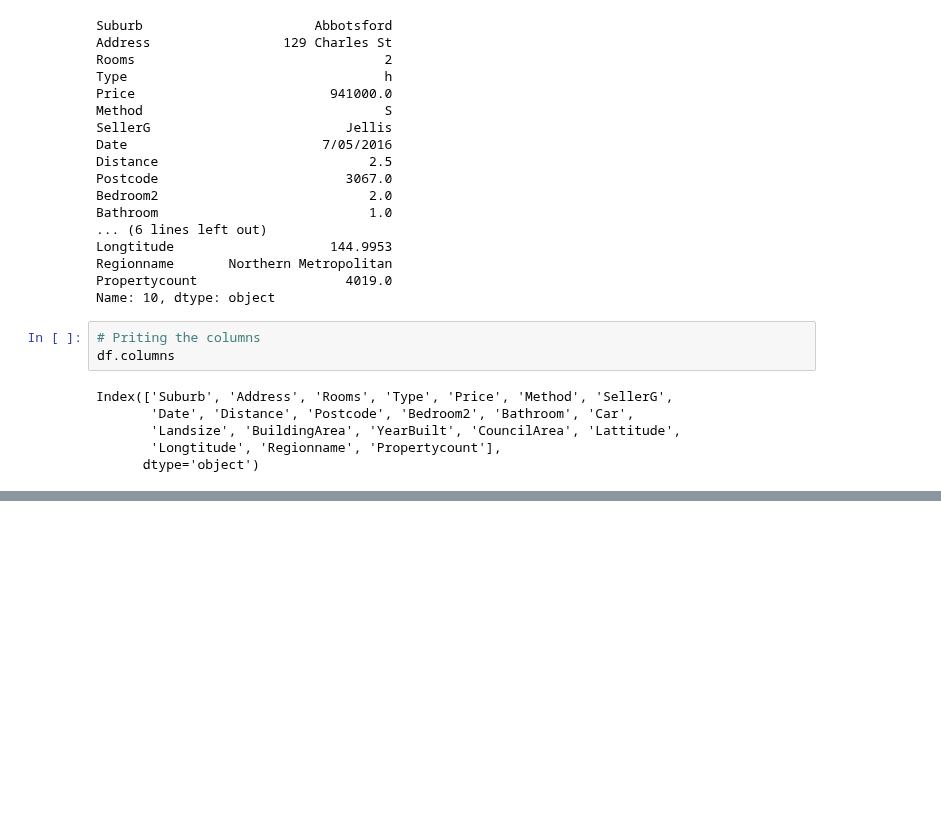
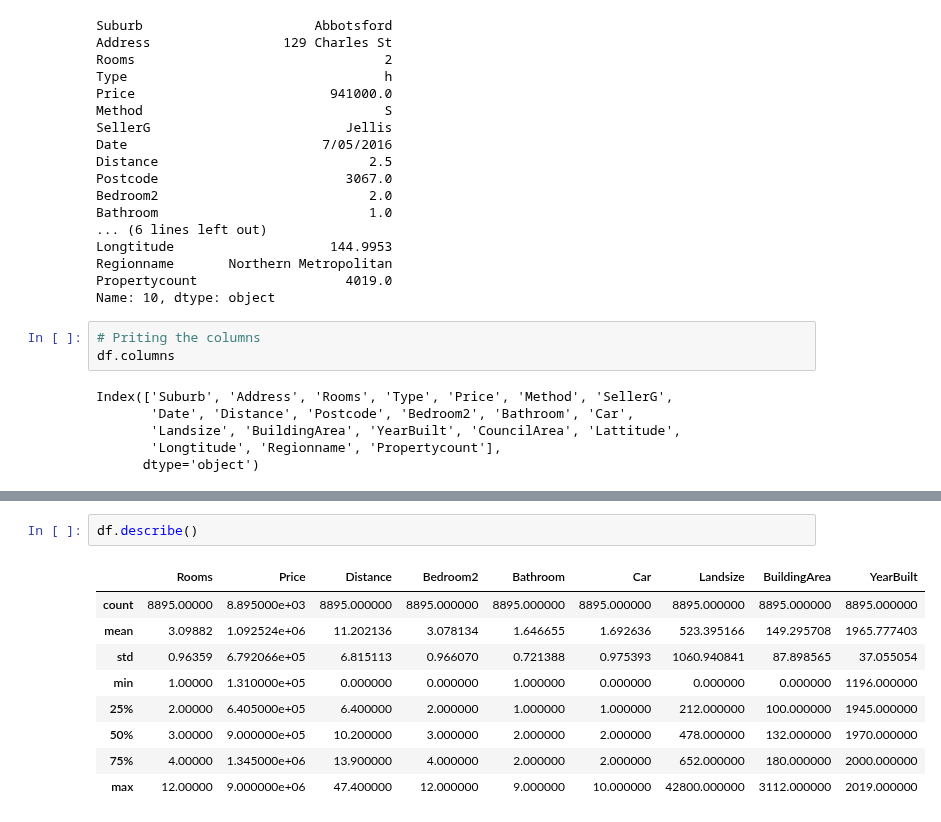
Before and after one commit to djmk/Data-Science-Machine-Learning-Projects, a Jupyter notebook: Melbourne Housing Market/Melbourne Housing Market Data Analysis.ipynb, the cells around one changed output, grey strips where cells are left out. Saved outputs shown, nothing was run; the diff lists cells and outputs as text; blank space fills up the shorter version.

```diff
--- a/Melbourne Housing Market/Melbourne Housing Market Data Analysis.ipynb
+++ b/Melbourne Housing Market/Melbourne Housing Market Data Analysis.ipynb
@@ -50,0 +152,12 @@ Index(['Suburb', 'Address', 'Rooms', 'Type', 'Price', 'Method', 'SellerG',
+# %%
+df.describe()
+# %% [output]
+|  | Rooms | Price | Distance | Bedroom2 | Bathroom | Car | Landsize | BuildingArea | YearBuilt |
+| count | 8895.00000 | 8.895000e+03 | 8895.000000 | 8895.000000 | 8895.000000 | 8895.000000 | 8895.000000 | 8895.000000 | 8895.000000 |
+| mean | 3.09882 | 1.092524e+06 | 11.202136 | 3.078134 | 1.646655 | 1.692636 | 523.395166 | 149.295708 | 1965.777403 |
+| std | 0.96359 | 6.792066e+05 | 6.815113 | 0.966070 | 0.721388 | 0.975393 | 1060.940841 | 87.898565 | 37.055054 |
+| min | 1.00000 | 1.310000e+05 | 0.000000 | 0.000000 | 1.000000 | 0.000000 | 0.000000 | 0.000000 | 1196.000000 |
+| 25% | 2.00000 | 6.405000e+05 | 6.400000 | 2.000000 | 1.000000 | 1.000000 | 212.000000 | 100.000000 | 1945.000000 |
+| 50% | 3.00000 | 9.000000e+05 | 10.200000 | 3.000000 | 2.000000 | 2.000000 | 478.000000 | 132.000000 | 1970.000000 |
+| 75% | 4.00000 | 1.345000e+06 | 13.900000 | 4.000000 | 2.000000 | 2.000000 | 652.000000 | 180.000000 | 2000.000000 |
+| max | 12.00000 | 9.000000e+06 | 47.400000 | 12.000000 | 9.000000 | 10.000000 | 42800.000000 | 3112.000000 | 2019.000000 |
```
Also changed, not shown: parts of 18 cells of this notebook.
